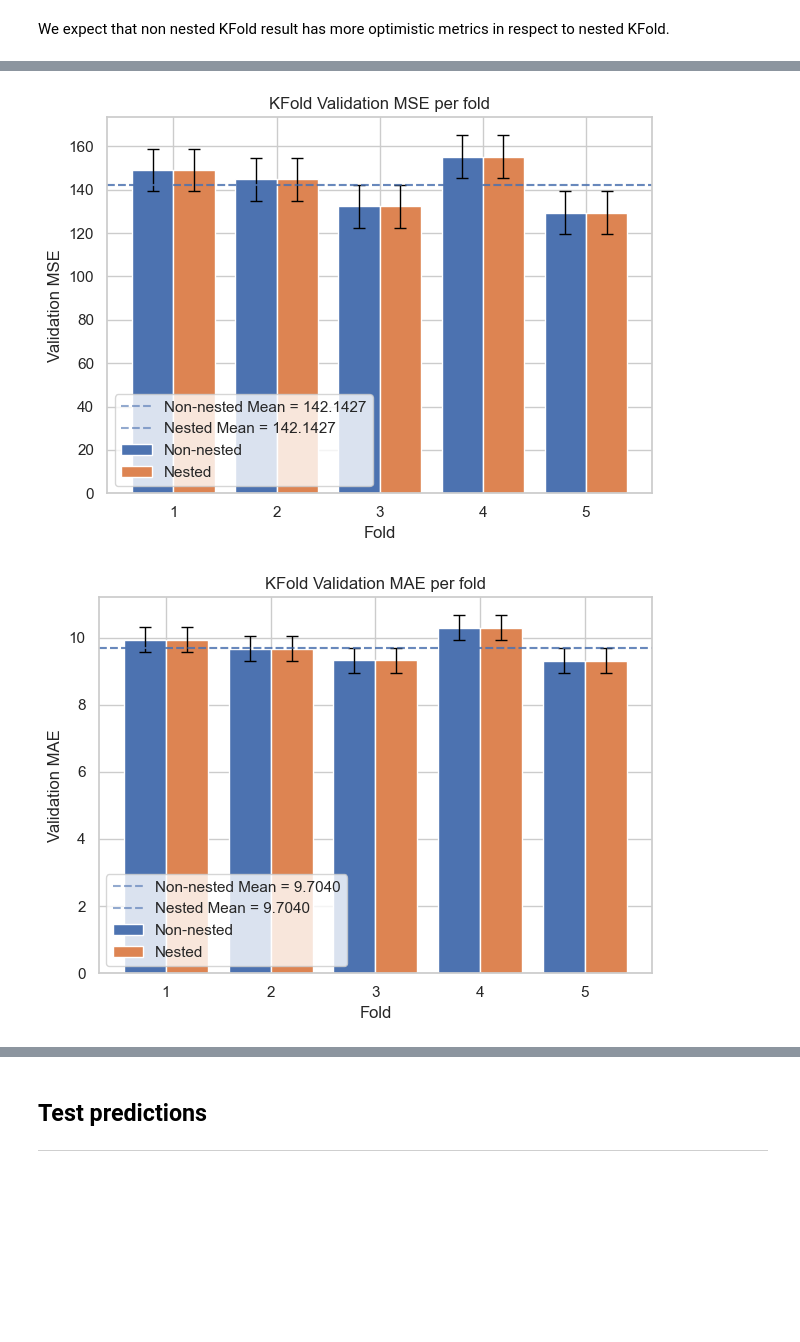
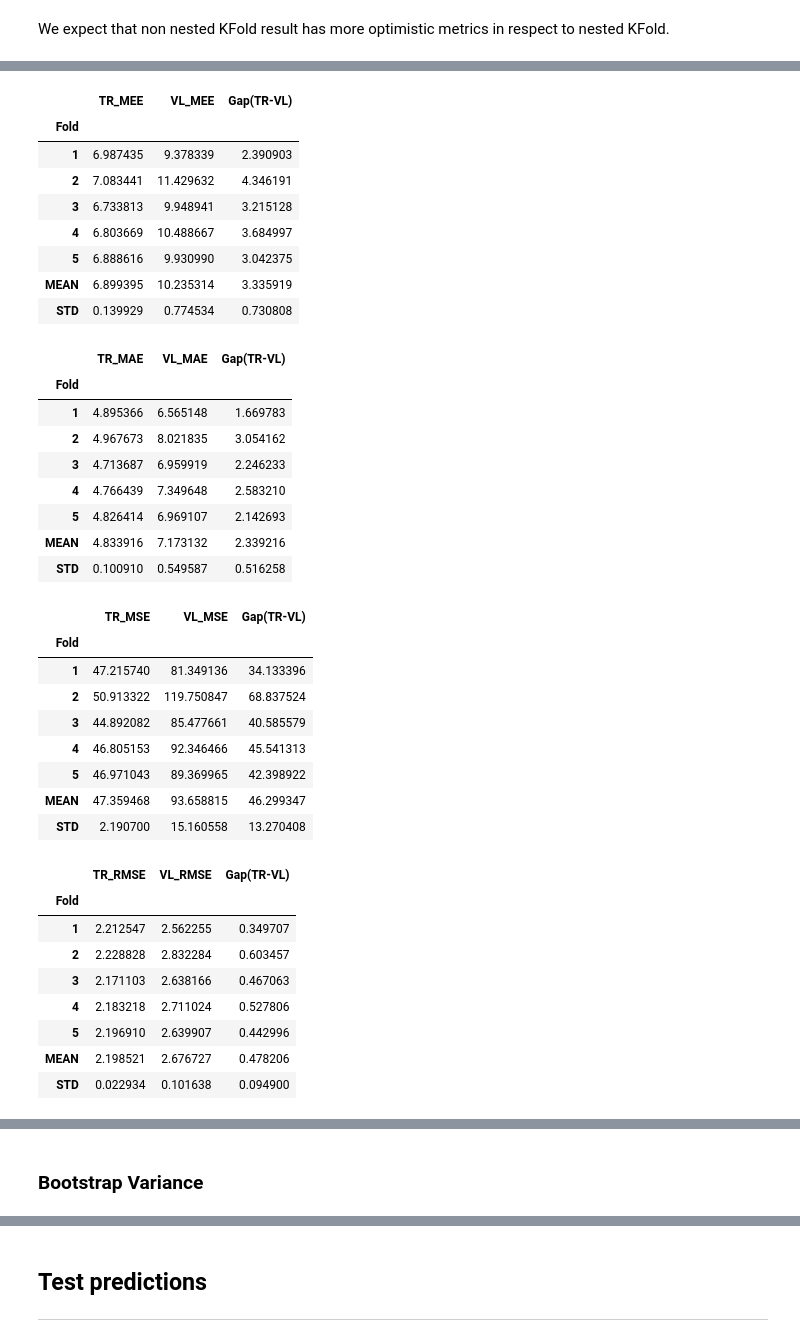
Before and after one commit to Borbico/Machine_Learning_Melaccio, a Jupyter notebook: notebooks/cup_KNN.ipynb, the cells around one changed output, grey strips where cells are left out. Drawn from its saved outputs; the diff is of its cells as text; code cells hidden in the pictures; blank space fills up the shorter version.

```diff
--- a/notebooks/cup_KNN.ipynb
+++ b/notebooks/cup_KNN.ipynb
@@ -236,9 +224,40 @@ cr.plot_kfold_metric([(non_nested_result,"Non-nested"), (nested_result, "Nested"
-# %%
-importlib.reload(cr)
-cr.plot_kfold_metric([(non_nested_result,"Non-nested"), (nested_result, "Nested")], "mse")
-# %% [output]
-[figure, removed]
-# %%
-cr.plot_kfold_metric([(non_nested_result,"Non-nested"), (nested_result, "Nested")], "mae")
-# %% [output]
-[figure, removed]
+# %%
+for metric in ["mee","mae","mse","rmse","r2"]:
+    display(cr.kfold_regression_table(nested_result, use=metric))
+# %% [output]
+|  | TR_MEE | VL_MEE | Gap(TR-VL) |
+| Fold |  |  |  |
+| 1 | 6.987435 | 9.378339 | 2.390903 |
+| 2 | 7.083441 | 11.429632 | 4.346191 |
+| 3 | 6.733813 | 9.948941 | 3.215128 |
+| 4 | 6.803669 | 10.488667 | 3.684997 |
+| 5 | 6.888616 | 9.930990 | 3.042375 |
+| MEAN | 6.899395 | 10.235314 | 3.335919 |
+| STD | 0.139929 | 0.774534 | 0.730808 |
+|  | TR_MAE | VL_MAE | Gap(TR-VL) |
+| Fold |  |  |  |
+| 1 | 4.895366 | 6.565148 | 1.669783 |
+| 2 | 4.967673 | 8.021835 | 3.054162 |
+| 3 | 4.713687 | 6.959919 | 2.246233 |
+| 4 | 4.766439 | 7.349648 | 2.583210 |
+| 5 | 4.826414 | 6.969107 | 2.142693 |
+| MEAN | 4.833916 | 7.173132 | 2.339216 |
+| STD | 0.100910 | 0.549587 | 0.516258 |
+|  | TR_MSE | VL_MSE | Gap(TR-VL) |
+| Fold |  |  |  |
+| 1 | 47.215740 | 81.349136 | 34.133396 |
+| 2 | 50.913322 | 119.750847 | 68.837524 |
+| 3 | 44.892082 | 85.477661 | 40.585579 |
+| 4 | 46.805153 | 92.346466 | 45.541313 |
+| 5 | 46.971043 | 89.369965 | 42.398922 |
+| MEAN | 47.359468 | 93.658815 | 46.299347 |
+| STD | 2.190700 | 15.160558 | 13.270408 |
+|  | TR_RMSE | VL_RMSE | Gap(TR-VL) |
+| Fold |  |  |  |
+| 1 | 2.212547 | 2.562255 | 0.349707 |
+| 2 | 2.228828 | 2.832284 | 0.603457 |
+| 3 | 2.171103 | 2.638166 | 0.467063 |
+| 4 | 2.183218 | 2.711024 | 0.527806 |
+| 5 | 2.196910 | 2.639907 | 0.442996 |
+| MEAN | 2.198521 | 2.676727 | 0.478206 |
+| STD | 0.022934 | 0.101638 | 0.094900 |
@@ -244,0 +273,2 @@ cr.plot_kfold_metric([(non_nested_result,"Non-nested"), (nested_result, "Nested"
+# %% [markdown]
+<h3>Bootstrap Variance</h3>
```
Also changed, not shown: parts of 20 cells of this notebook, 14 other files.
